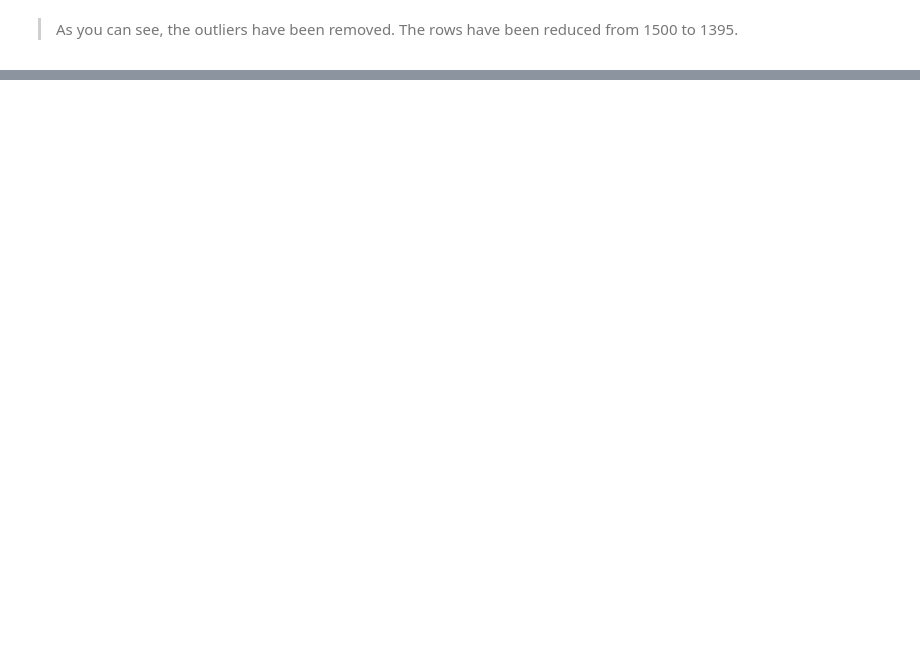
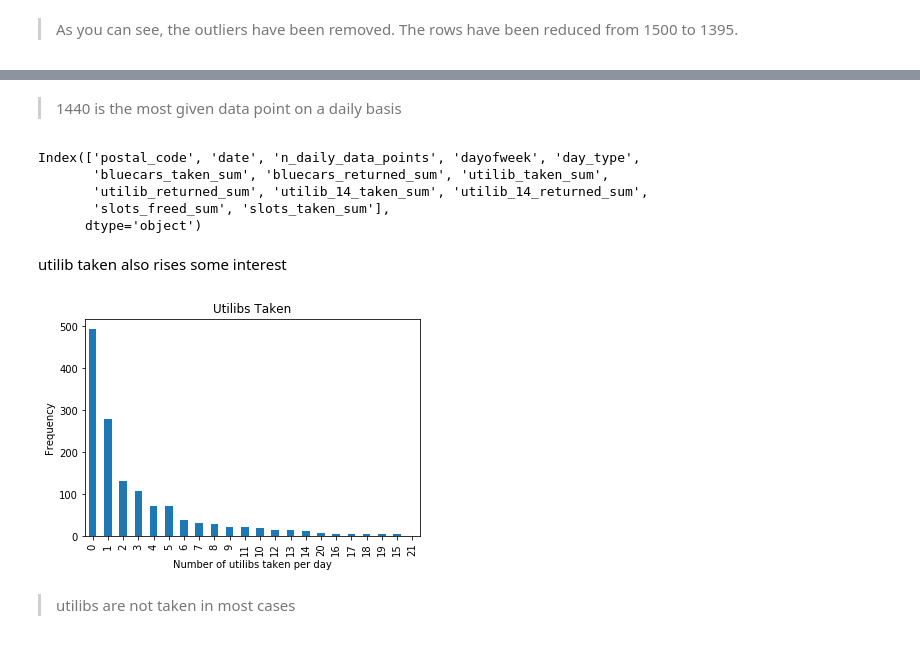
Before and after one commit to victoriousvictor42/electic-car, a Jupyter notebook: Autolib.ipynb, the cells around one changed output, grey strips where cells are left out. Drawn from its saved outputs; the diff is of its cells as text; code cells hidden in the pictures; blank space fills up the shorter version.

```diff
--- a/Autolib.ipynb
+++ b/Autolib.ipynb
@@ -280,0 +368,26 @@ print(sample1.shape)
+# %% [markdown]
+
+
+> 1440 is the most given data point on a daily basis
+# %%
+sample1.columns
+# %% [output]
+Index(['postal_code', 'date', 'n_daily_data_points', 'dayofweek', 'day_type',
+       'bluecars_taken_sum', 'bluecars_returned_sum', 'utilib_taken_sum',
+       'utilib_returned_sum', 'utilib_14_taken_sum', 'utilib_14_returned_sum',
+       'slots_freed_sum', 'slots_taken_sum'],
+      dtype='object')
+# %% [markdown]
+utilib taken also rises some interest
+# %%
+sample1.utilib_taken_sum.value_counts().plot.bar()
+plt.xlabel('Number of utilibs taken per day')
+plt.ylabel('Frequency')
+plt.title('Utilibs Taken')
+plt.show()
+# %% [output]
+[figure, added]
+# %% [markdown]
+
+
+> utilibs are not taken in most cases
```
Also changed, not shown: parts of 28 cells of this notebook.
